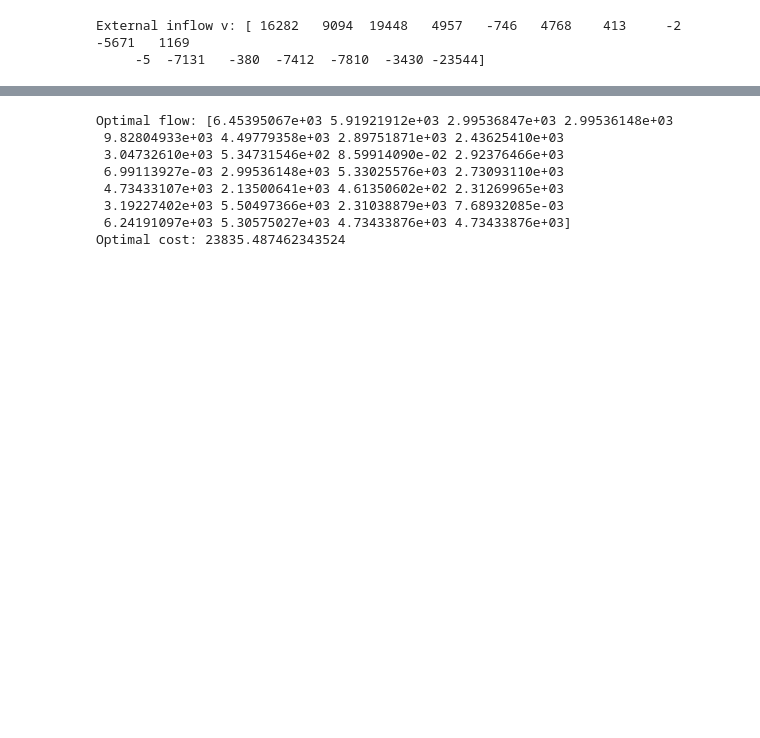
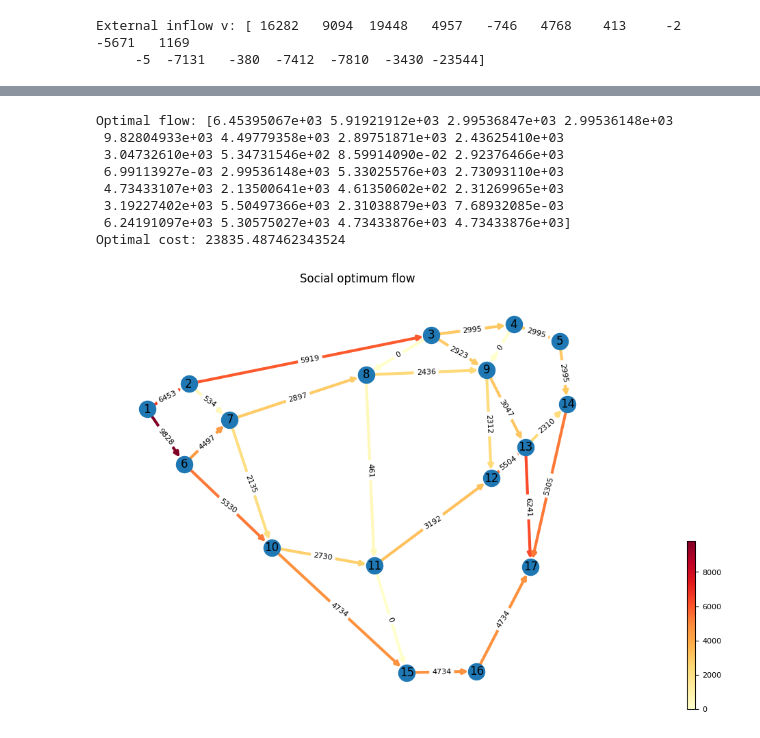
Before and after one commit to MarcTasca/network_dynamics, a Jupyter notebook: Homework1/ex3-code/exercise3.ipynb, the cells around one changed output, grey strips where cells are left out. Drawn from its saved outputs; the diff is of its cells as text; code cells hidden in the pictures; blank space fills up the shorter version.

```diff
--- a/Homework1/ex3-code/exercise3.ipynb
+++ b/Homework1/ex3-code/exercise3.ipynb
@@ -20,3 +21,11 @@ f = scipy.io.loadmat(os.path.join(folder_path,'flow.mat'))["flow"].reshape(28,)
 c = scipy.io.loadmat(os.path.join(folder_path,'capacities.mat'))["capacities"].reshape(28,)
 B = scipy.io.loadmat(os.path.join(folder_path,'traffic.mat'))["traffic"]
 l = scipy.io.loadmat(os.path.join(folder_path,'traveltime.mat'))["traveltime"].reshape(28,)
+# %%
+# Original list
+original_list = np.array([4, 2, 7, 1, 9])
+
+indices = [4,3,2,1,0]
+# Reordered list
+reordered_list = original_list[indices]
+reordered_list
@@ -73,7 +135,7 @@ for link in range(num_links):
             head_node = node
     if tail_node is not None and head_node is not None:
         edge = (tail_node+1, head_node+1)
-        attr = {'capacity': c[link], 'traveltime': l[link]}
+        attr = {'capacity': c[link], 'traveltime': l[link], 'order': link}
         G.add_edge(*edge, **attr)
 
 # visualize it
@@ -173,31 +242,35 @@ In order to solve this minimization problem, we'll exploit the power of the pyth
 # %%
 # (d) Find the social optimum flow from node 1 to node 17.
 # Consider that you have to minimize the function of cost.
 
 # Use cvxpy to solve the optimization problem: minimize the cost function.
 # The constraints are:
 # 1. The flow should be => 0.
 # 2. The flow should be <= capacities.
 # 3. The flow should satisfy: traffic @ flow = [v[0], ..., v[-1]] = nu.
 
 # Define the cost function.
 so_cost_f = lambda x : cp.sum(
     cp.multiply( l*c, cp.inv_pos(1 - x/c)) - l*c
 )
 
 so_flow = find_flow(so_cost_f, exogenous_inflow, B, c)
 
 # Print the optimal flow.
 print("Optimal flow:", so_flow)
 print("Optimal cost:", so_cost_f(so_flow).value)
+
+# draw the graph with the flow of equilibrium
+draw_flow(G, so_flow, title='Social optimum flow')
 # %% [output]
 Optimal flow: [6.45395067e+03 5.91921912e+03 2.99536847e+03 2.99536148e+03
  9.82804933e+03 4.49779358e+03 2.89751871e+03 2.43625410e+03
  3.04732610e+03 5.34731546e+02 8.59914090e-02 2.92376466e+03
  6.99113927e-03 2.99536148e+03 5.33025576e+03 2.73093110e+03
  4.73433107e+03 2.13500641e+03 4.61350602e+02 2.31269965e+03
  3.19227402e+03 5.50497366e+03 2.31038879e+03 7.68932085e-03
  6.24191097e+03 5.30575027e+03 4.73433876e+03 4.73433876e+03]
 Optimal cost: 23835.487462343524
+[figure, added]
 # %% [markdown]
 ### (e) Find the Wardrop equilibrium $ f^{(0)} $
```
Also changed, not shown: parts of 21 cells of this notebook.
